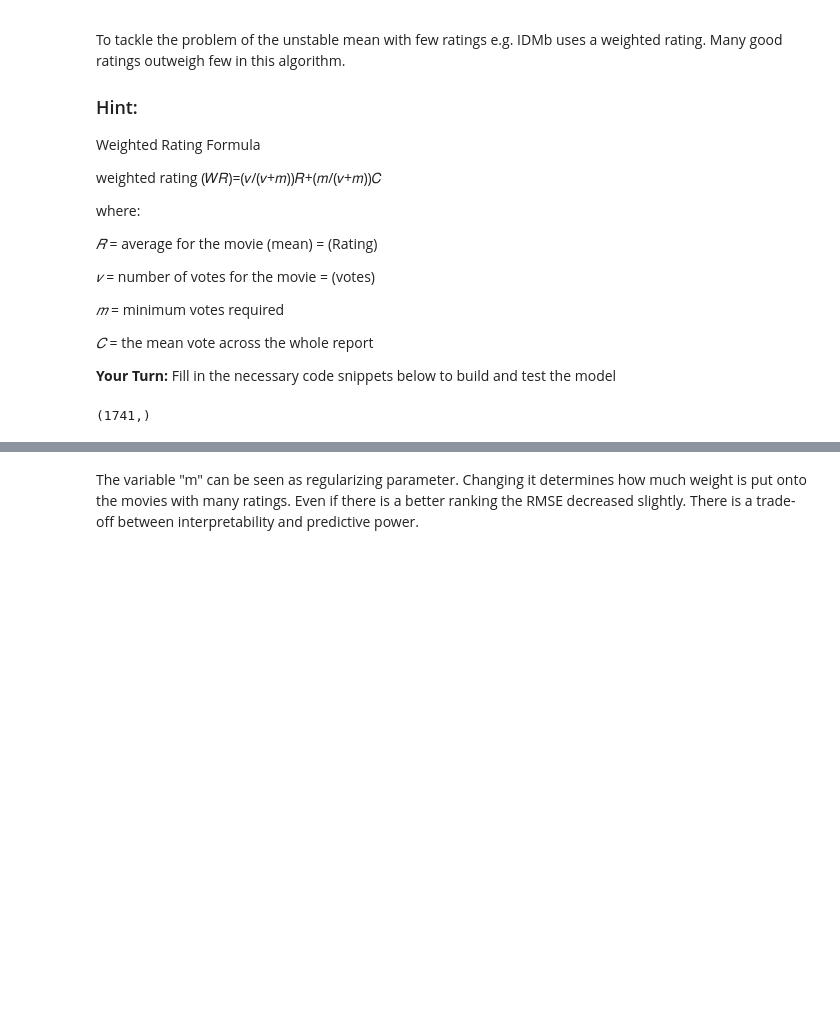
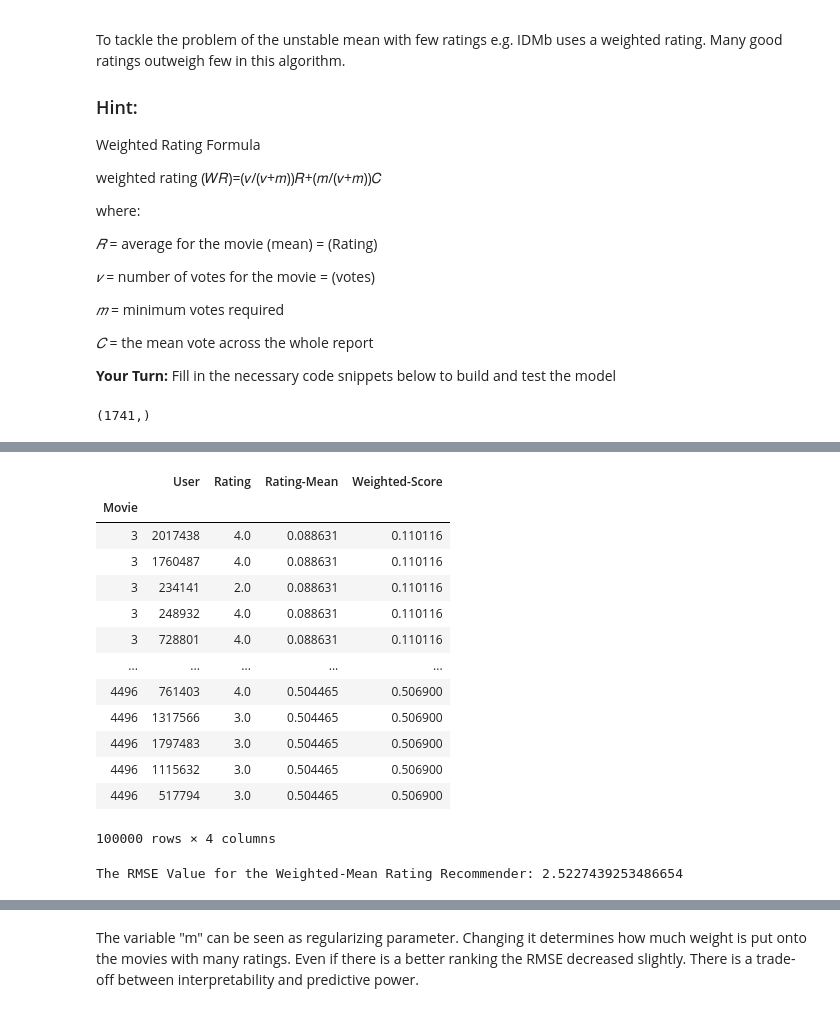
Before and after one commit to narek-g/mec-mini-projects, a Jupyter notebook: mec-17.4.1-recommendation-systems-mini-project/Mini_Project_Recommendation_Systems.ipynb, the cells around one changed output, grey strips where cells are left out. Saved outputs shown, nothing was run; the diff lists cells and outputs as text; code cells hidden in the pictures; blank space fills up the shorter version.

```diff
--- a/mec-17.4.1-recommendation-systems-mini-project/Mini_Project_Recommendation_Systems.ipynb
+++ b/mec-17.4.1-recommendation-systems-mini-project/Mini_Project_Recommendation_Systems.ipynb
@@ -529,13 +554,30 @@ combined_df.head(5)
 # %%
 # Join labels and predictions based on mean movie rating
-predictions_df = <YOUR CODE HERE>
-predictions_df.head(5)
+predictions_df = predictions_df.join(weighted_mean, how='left')
+predictions_df
+# %% [output]
+|  | User | Rating | Rating-Mean | Weighted-Score |
+| Movie |  |  |  |  |
+| 3 | 2017438 | 4.0 | 0.088631 | 0.110116 |
+| 3 | 1760487 | 4.0 | 0.088631 | 0.110116 |
+| 3 | 234141 | 2.0 | 0.088631 | 0.110116 |
+| 3 | 248932 | 4.0 | 0.088631 | 0.110116 |
+| 3 | 728801 | 4.0 | 0.088631 | 0.110116 |
+| ... | ... | ... | ... | ... |
+| 4496 | 761403 | 4.0 | 0.504465 | 0.506900 |
+| 4496 | 1317566 | 3.0 | 0.504465 | 0.506900 |
+| 4496 | 1797483 | 3.0 | 0.504465 | 0.506900 |
+| 4496 | 1115632 | 3.0 | 0.504465 | 0.506900 |
+| 4496 | 517794 | 3.0 | 0.504465 | 0.506900 |
+100000 rows × 4 columns
 # %%
 # Compute RMSE
-y_true = <YOUR CODE HERE>
-y_pred = <YOUR CODE HERE>
+y_true = predictions_df['Rating']
+y_pred = predictions_df['Weighted-Score']
 
-rmse = <YOUR CODE HERE>
+rmse = np.sqrt(mean_squared_error(y_true=y_true, y_pred=y_pred))
 print("The RMSE Value for the Weighted-Mean Rating Recommender:", rmse)
+# %% [output]
+The RMSE Value for the Weighted-Mean Rating Recommender: 2.5227439253486654
 # %%
 # View top ten rated movies
```
Also changed, not shown: parts of 4 cells of this notebook.
